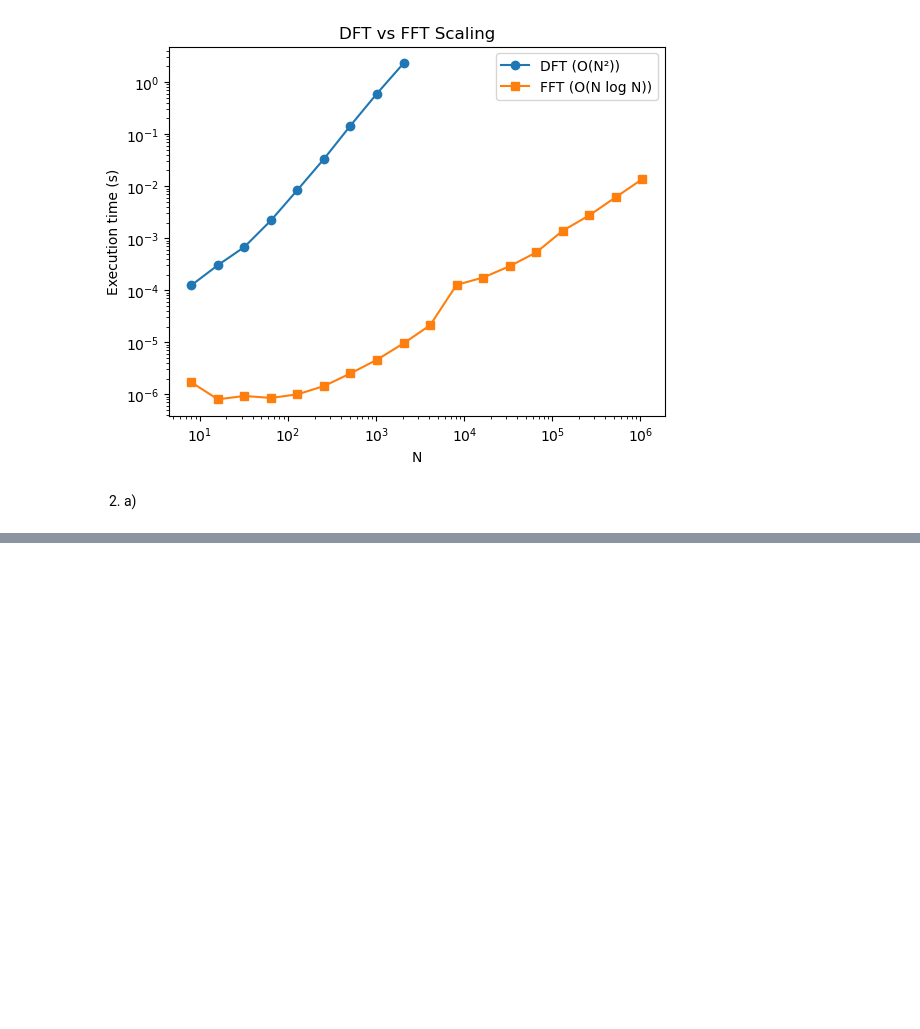
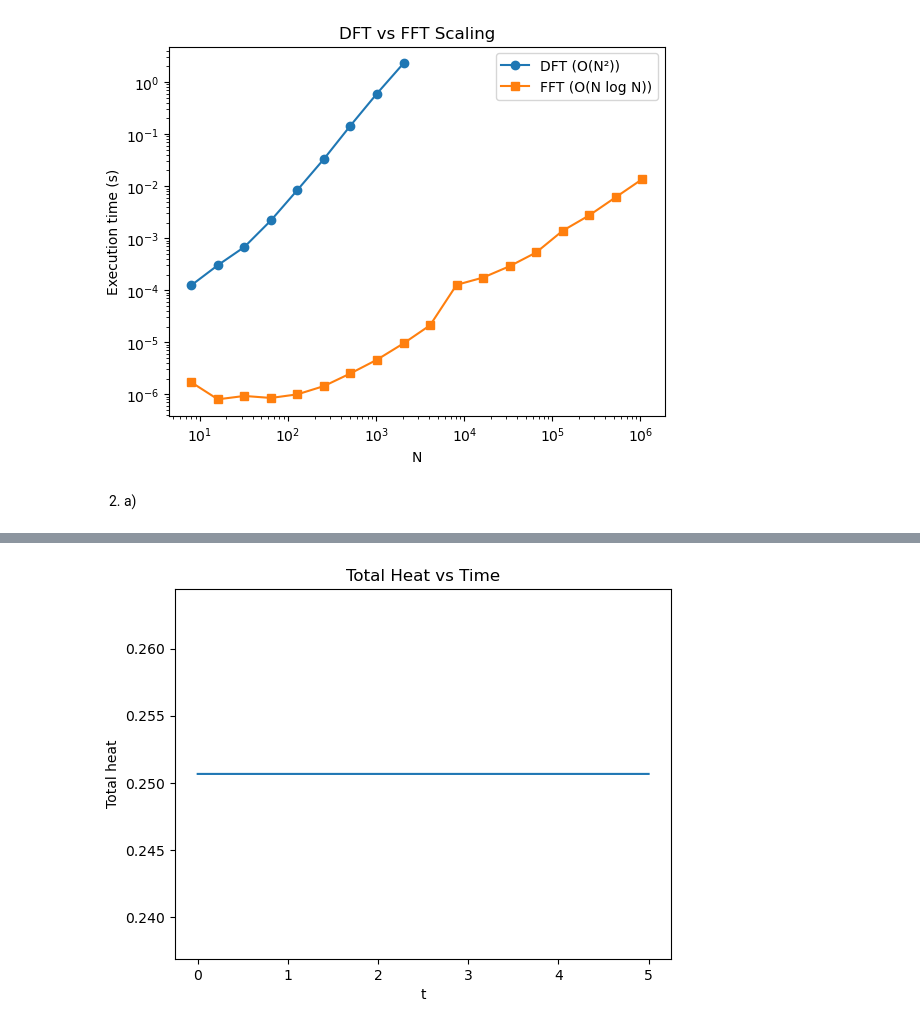
Before and after one commit to julia-brouwer1/HW-5, a Jupyter notebook: HW_5.ipynb, the cells around one changed output, grey strips where cells are left out. Drawn from its saved outputs; the diff is of its cells as text; code cells hidden in the pictures; blank space fills up the shorter version.

```diff
--- a/HW_5.ipynb
+++ b/HW_5.ipynb
@@ -130,0 +161,11 @@ u_hat
+# %%
+t = np.linspace(0, T, steps)
+
+plt.figure()
+plt.plot(t, total_heat)
+plt.xlabel("t")
+plt.ylabel("Total heat")
+plt.title("Total Heat vs Time")
+plt.show()
+# %% [output]
+[figure, added]
```
Also changed, not shown: parts of 2 cells of this notebook.
